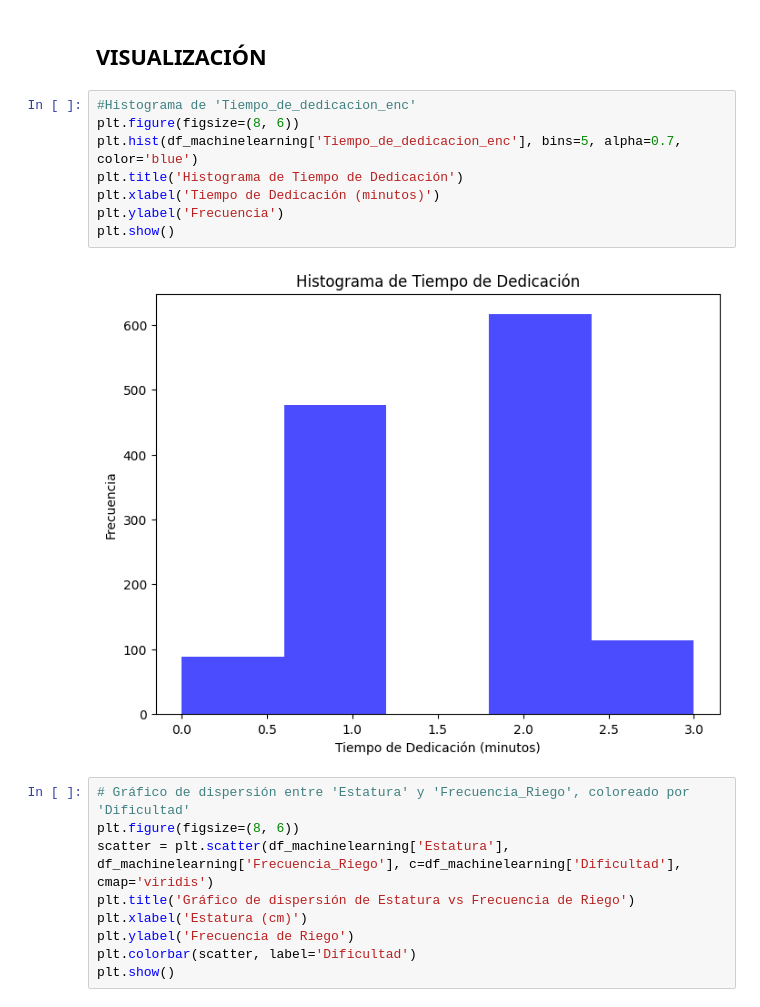
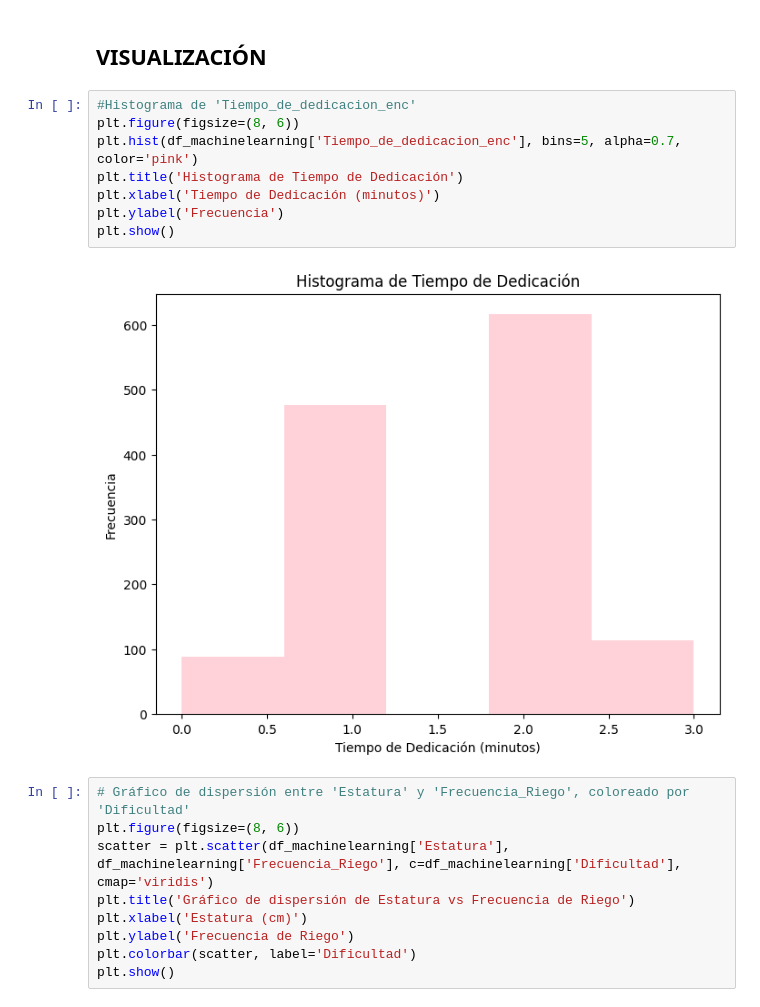
Before and after one commit to Reissuji/Datasets, a Jupyter notebook: 2. ML .ipynb, the cells around one changed output. Saved outputs shown, nothing was run; the diff lists cells and outputs as text.

```diff
--- a/2. ML .ipynb
+++ b/2. ML .ipynb
@@ -40,13 +41,13 @@ df_machinelearning.head()
 # %%
 #Histograma de 'Tiempo_de_dedicacion_enc'
 plt.figure(figsize=(8, 6))
-plt.hist(df_machinelearning['Tiempo_de_dedicacion_enc'], bins=5, alpha=0.7, color='blue')
+plt.hist(df_machinelearning['Tiempo_de_dedicacion_enc'], bins=5, alpha=0.7, color='pink')
 plt.title('Histograma de Tiempo de Dedicación')
 plt.xlabel('Tiempo de Dedicación (minutos)')
 plt.ylabel('Frecuencia')
 plt.show()
 # %% [output]
-[figure, old version]
+[figure, new version]
 # %%
 # Gráfico de dispersión entre 'Estatura' y 'Frecuencia_Riego', coloreado por 'Dificultad'
 plt.figure(figsize=(8, 6))
```
Also changed, not shown: parts of 3 cells of this notebook, 8 other files.
